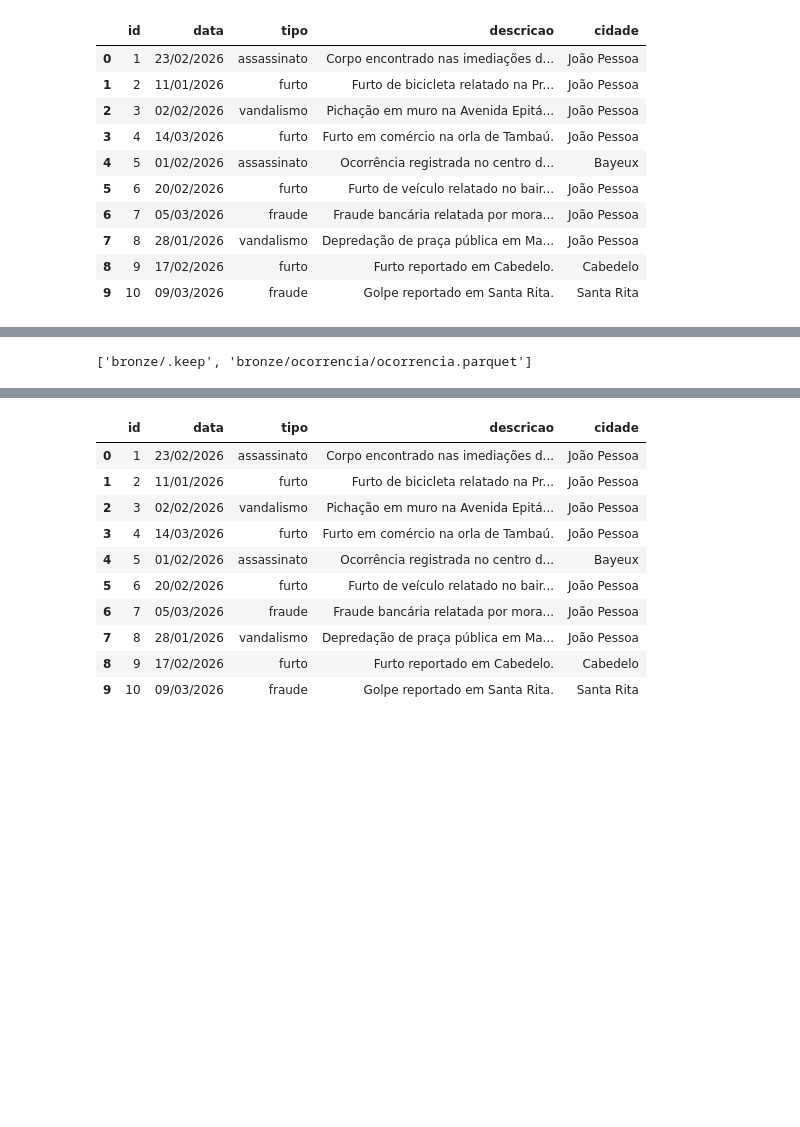
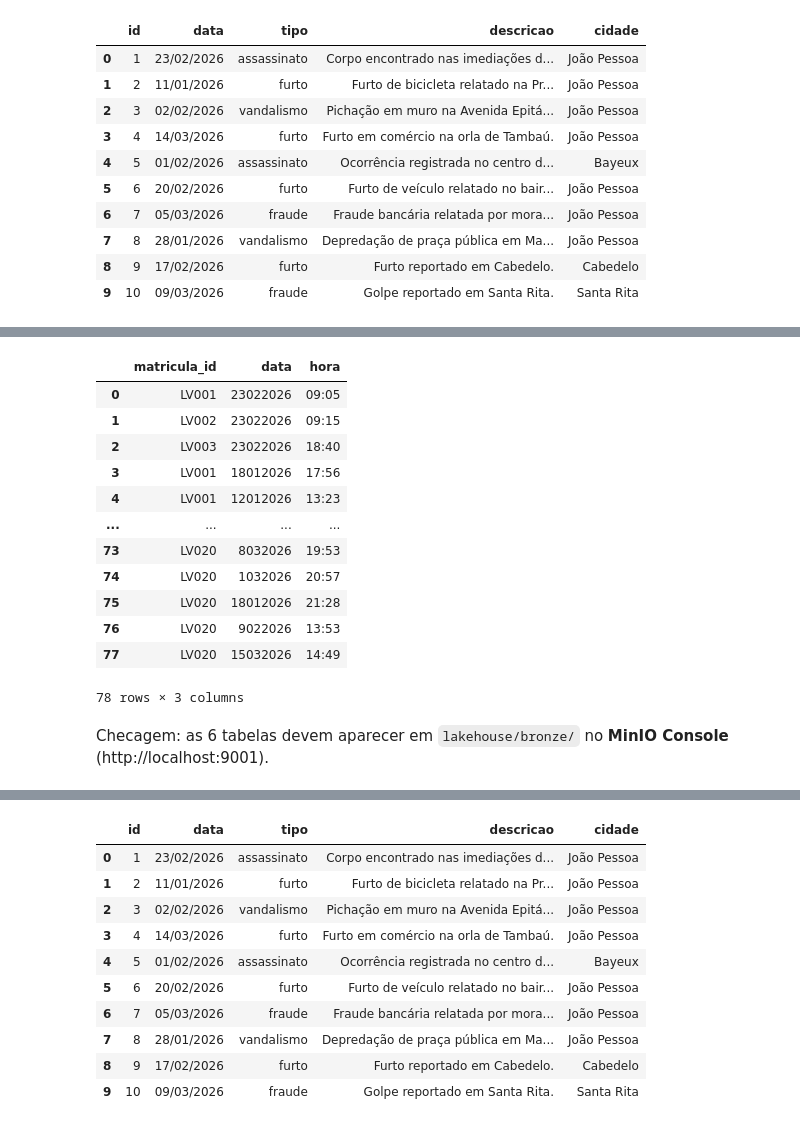
Before and after one commit to RyanRodMat/data-lakehouse-101-Ryan, a Jupyter notebook: jupyter/notebooks/investigacao.ipynb, the cells around one changed output, grey strips where cells are left out. Saved outputs shown, nothing was run; the diff lists cells and outputs as text; code cells hidden in the pictures; blank space fills up the shorter version.

```diff
--- a/jupyter/notebooks/investigacao.ipynb
+++ b/jupyter/notebooks/investigacao.ipynb
@@ -101,10 +177,24 @@ read_table("bronze", "ocorrencia")
 # %%
 # TODO: repita o padrão para "checkin_academia.csv" -> bronze.checkin_academia
+df_checkin_academia = pd.read_csv("dados/checkin_academia.csv")
+df_checkin_academia.to_parquet(f"s3://{BUCKET}/bronze/checkin_academia.parquet", storage_options=STORAGE_OPTIONS, index=False)
+df_checkin_academia
+# %% [output]
+|  | matricula_id | data | hora |
+| 0 | LV001 | 23022026 | 09:05 |
+| 1 | LV002 | 23022026 | 09:15 |
+| 2 | LV003 | 23022026 | 18:40 |
+| 3 | LV001 | 18012026 | 17:56 |
+| 4 | LV001 | 12012026 | 13:23 |
+| ... | ... | ... | ... |
+| 73 | LV020 | 8032026 | 19:53 |
+| 74 | LV020 | 1032026 | 20:57 |
+| 75 | LV020 | 18012026 | 21:28 |
+| 76 | LV020 | 9022026 | 13:53 |
+| 77 | LV020 | 15032026 | 14:49 |
+78 rows × 3 columns
-# %%
-# Checagem: as 6 tabelas devem aparecer aqui
-list_layer("bronze")
-# %% [output]
-['bronze/.keep', 'bronze/ocorrencia/ocorrencia.parquet']
+# %% [markdown]
+Checagem: as 6 tabelas devem aparecer em `lakehouse/bronze/` no **MinIO Console** (http://localhost:9001).
 # %% [markdown]
 ## Fase 2 — Investigação (pandas)
 
```
Also changed, not shown: parts of 16 cells of this notebook, 5 other files.
